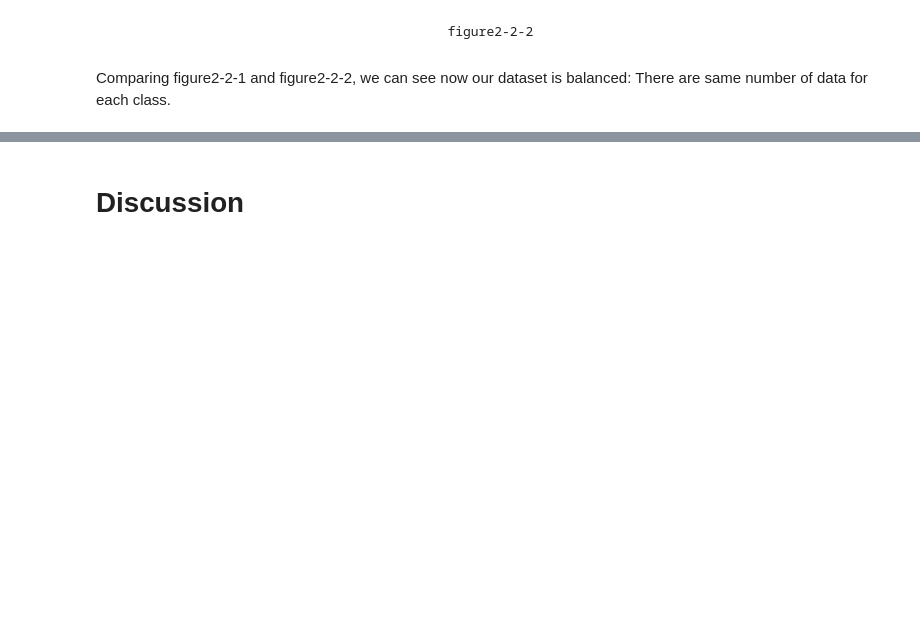
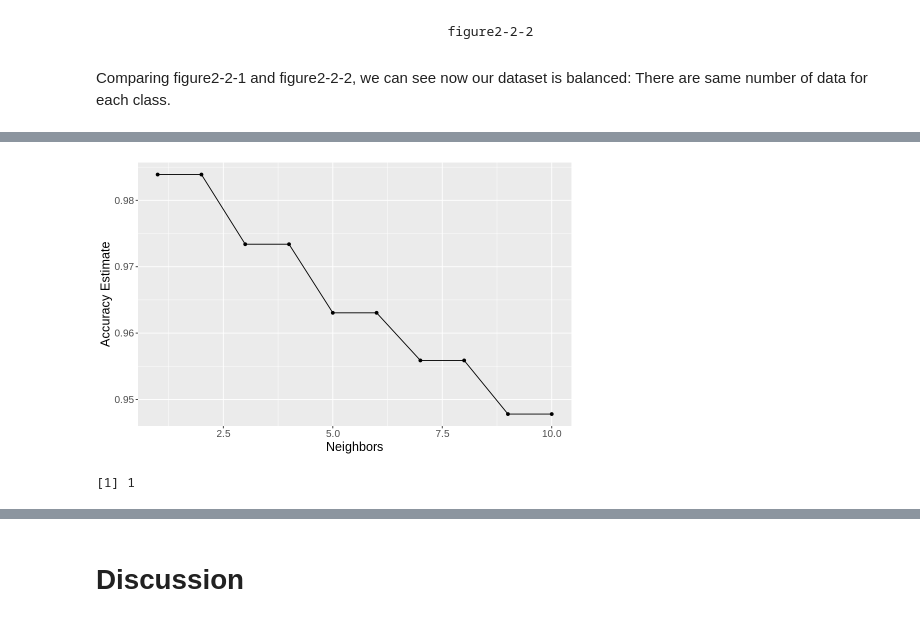
Before and after one commit to LawrenceZzf/DSCI100-G63-Proj1, a Jupyter notebook: report.ipynb, the cells around one changed output, grey strips where cells are left out. Drawn from its saved outputs; the diff is of its cells as text; code cells hidden in the pictures; blank space fills up the shorter version.

Commit message:
prediction_finish

```diff
--- a/report.ipynb
+++ b/report.ipynb
@@ -252,3 +252,7 @@ HTRU_balance_plot
                                                figure2-2-2
 # %% [markdown]
 Comparing figure2-2-1 and figure2-2-2, we can see now our dataset is balanced: There are same number of data for each class.
+# %%
+HTRU_split<-initial_split(upsampled_HTRU,prop=0.75,strata=class)
+HTRU_train<-training(HTRU_split)
+HTRU_test<-testing(HTRU_split)
@@ -254,0 +290,9 @@ Comparing figure2-2-1 and figure2-2-2, we can see now our dataset is balanced: T
+# %%
+HTRU_prediction_recipe<-recipe(class~.,data=HTRU_train)|>
+    step_scale(all_predictors())|>
+    step_center(all_predictors())
+# %%
+knn_tune<-nearest_neighbor(weight_func="rectangular", neighbors=tune())|>
+    set_engine("kknn")|>
+    set_mode("classification")
+knn_tune
@@ -254,0 +307,9 @@ Comparing figure2-2-1 and figure2-2-2, we can see now our dataset is balanced: T
+# %%
+HTRU_vfold <- vfold_cv(HTRU_train, v = 10, strata = class)
+ks<-tibble(neighbors=seq(from=1,to=10,by=1))
+HTRU_results <- workflow() |>
+       add_recipe(HTRU_prediction_recipe) |>
+       add_model(knn_tune) |>
+       tune_grid(resamples = HTRU_vfold, grid = ks) |>
+       collect_metrics()
+HTRU_results
@@ -254,0 +336,20 @@ Comparing figure2-2-1 and figure2-2-2, we can see now our dataset is balanced: T
+# %%
+options(repr.plot.width = 8, repr.plot.height = 5)
+accuracy<-HTRU_results|>
+    filter(.metric=="accuracy")
+accuracy_plot<-ggplot(accuracy,aes(x=neighbors,y=mean))+
+  geom_point() +
+  geom_line() +
+  labs(x = "Neighbors", y = "Accuracy Estimate") +
+  theme(text = element_text(size = 15))
+accuracy_plot
+# %% [output]
+[figure, added]
+# %%
+K_min <- accuracy |>
+    arrange(desc(mean)) |>
+    slice(1)|>
+    pull(neighbors)
+K_min
+# %% [output]
+[1] 1
```
Also changed, not shown: parts of 12 cells of this notebook.
